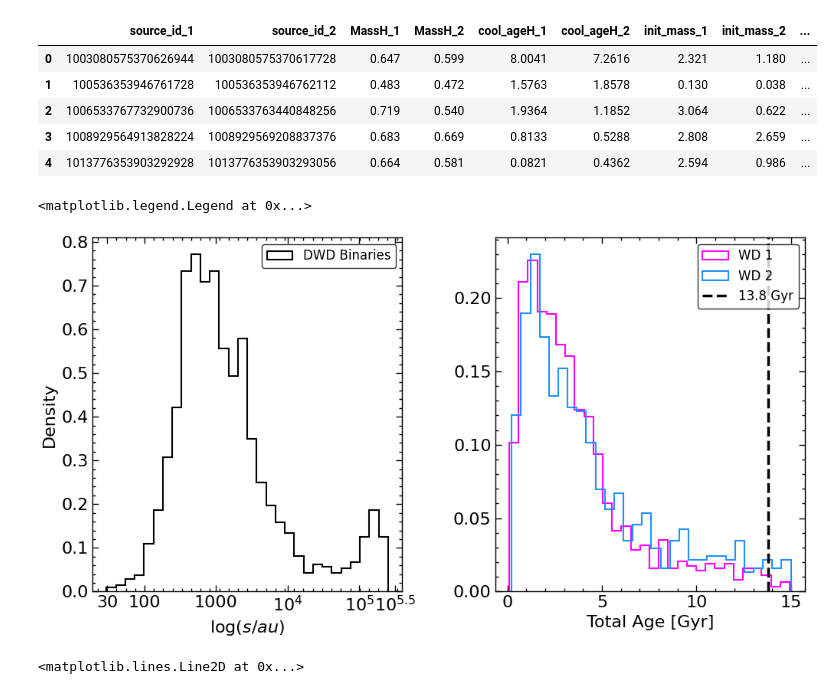
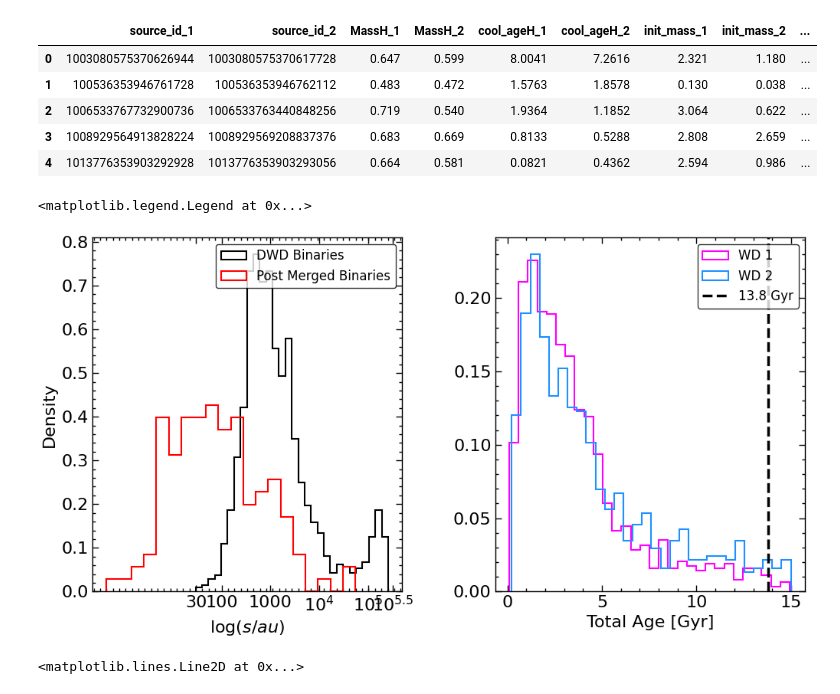
Before and after one commit to cheyanneshariat/OSPE_Scripts, a Jupyter notebook: WD_Mergers.ipynb, the cells around one changed output. Cells and saved outputs as stored; diff of their text form; code cells hidden in the pictures.

```diff
--- a/WD_Mergers.ipynb
+++ b/WD_Mergers.ipynb
@@ -81,27 +81,30 @@ binaries_WDWD.head()
 | 3 | 1008929564913828224 | 1008929569208837376 | 0.683 | 0.669 | 0.8133 | 0.5288 | 2.808 | 2.659 | ... |
 | 4 | 1013776353903292928 | 1013776353903293056 | 0.664 | 0.581 | 0.0821 | 0.4362 | 2.594 | 0.986 | ... |
 # %%
+smas_f = np.loadtxt(DIR + 'smas_f.txt')
+
 fig, axes = plt.subplots(nrows=1,ncols=2,figsize=(12,6),gridspec_kw=dict(hspace=0,wspace=0.3))
 (ax1, ax2) = axes
 
 ax1.hist(np.log10(binaries_WDWD['sep_AU']),histtype='step',bins=30,linewidth=1.5, density=True, color='k', label='DWD Binaries');
+ax1.hist(np.log10(smas_f),histtype='step',bins=20,linewidth=1.5, density=True, color='r', label='Post Merged Binaries');
 
 ax2.hist(binaries_WDWD.query("tot_age_1 < 15")['tot_age_1'],histtype='step',bins=30, density=True, color='magenta', alpha=1.0, linewidth=1.5, label='WD 1');
 ax2.hist(binaries_WDWD.query("tot_age_2 < 15")['tot_age_2'],histtype='step',bins=30, density=True, color='dodgerblue', alpha=1.0, linewidth=1.5, label='WD 2');
 ax2.axvline(13.8, linestyle='dashed',color='k',linewidth=2.5, label='13.8 Gyr')
 
 ax1.set_xticks([np.log10(30),2,3,4,5,5.5],['30','100','1000','10$^{4}$','10$^{5}$','10$^{5.5}$'])
 ax1.set_xlabel('$\log(s/au)$')
 ax1.set_ylabel('Density')
 ax2.set_xlabel('Total Age [Gyr]')
 
 ax1.legend(frameon=-1, edgecolor='k',loc=1, fontsize=12)
 ax2.legend(frameon=-1, edgecolor='k',loc=1, fontsize=12)
 
 # plt.savefig(DIR + 'Figures/DWD_sep_age.pdf')
 # %% [output]
 <matplotlib.legend.Legend at 0x...>
-[figure, old version]
+[figure, new version]
 # %%
 plt.hist(np.log10(m1_merged_df1.t))
 plt.axvline(np.log10(12.5e9))
```
Also changed, not shown: 3 other files.
